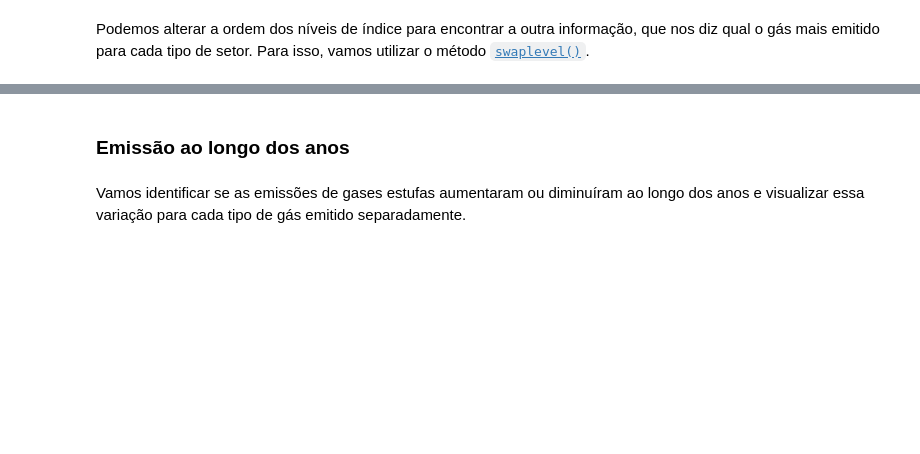
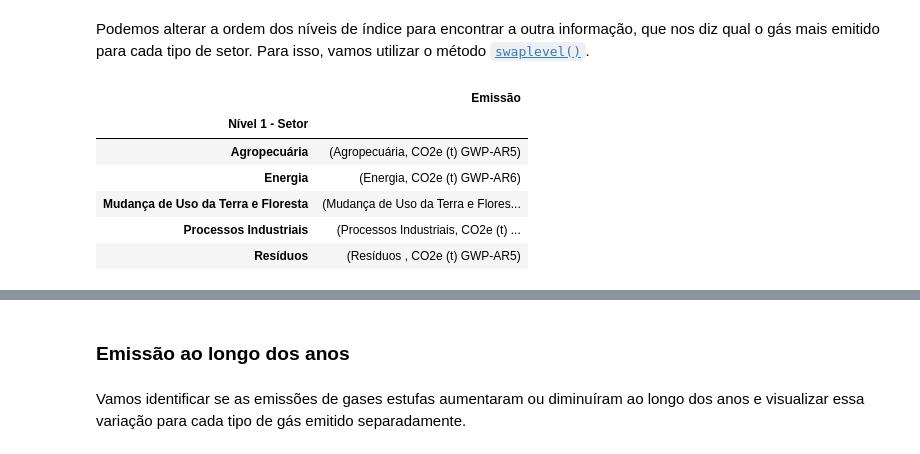
Before and after one commit to orlandojsjunior/Modelagem_de_Dados-entidades_atributos_relacionamentos, a Jupyter notebook: selecionando e agrupando dados.ipynb, the cells around one changed output, grey strips where cells are left out. Cells and saved outputs as stored; diff of their text form; code cells hidden in the pictures; blank space fills up the shorter version.

```diff
--- a/selecionando e agrupando dados.ipynb
+++ b/selecionando e agrupando dados.ipynb
@@ -691,2 +762,12 @@ Por fim, podemos criar uma tabela sumarizada com as informações dos valores m
 # %% [markdown]
 Podemos alterar a ordem dos níveis de índice para encontrar a outra informação, que nos diz qual o gás mais emitido para cada tipo de setor. Para isso, vamos utilizar o método [`swaplevel()`](https://pandas.pydata.org/docs/reference/api/pandas.DataFrame.swaplevel.html).
+# %%
+gas_por_setor.swaplevel(0, 1).groupby(level = 0).idxmax()
+# %% [output]
+|  | Emissão |
+| Nível 1 - Setor |  |
+| Agropecuária | (Agropecuária, CO2e (t) GWP-AR5) |
+| Energia | (Energia, CO2e (t) GWP-AR6) |
+| Mudança de Uso da Terra e Floresta | (Mudança de Uso da Terra e Flores... |
+| Processos Industriais | (Processos Industriais, CO2e (t) ... |
+| Resíduos | (Resíduos , CO2e (t) GWP-AR5) |
```
Also changed, not shown: parts of 7 cells of this notebook.
